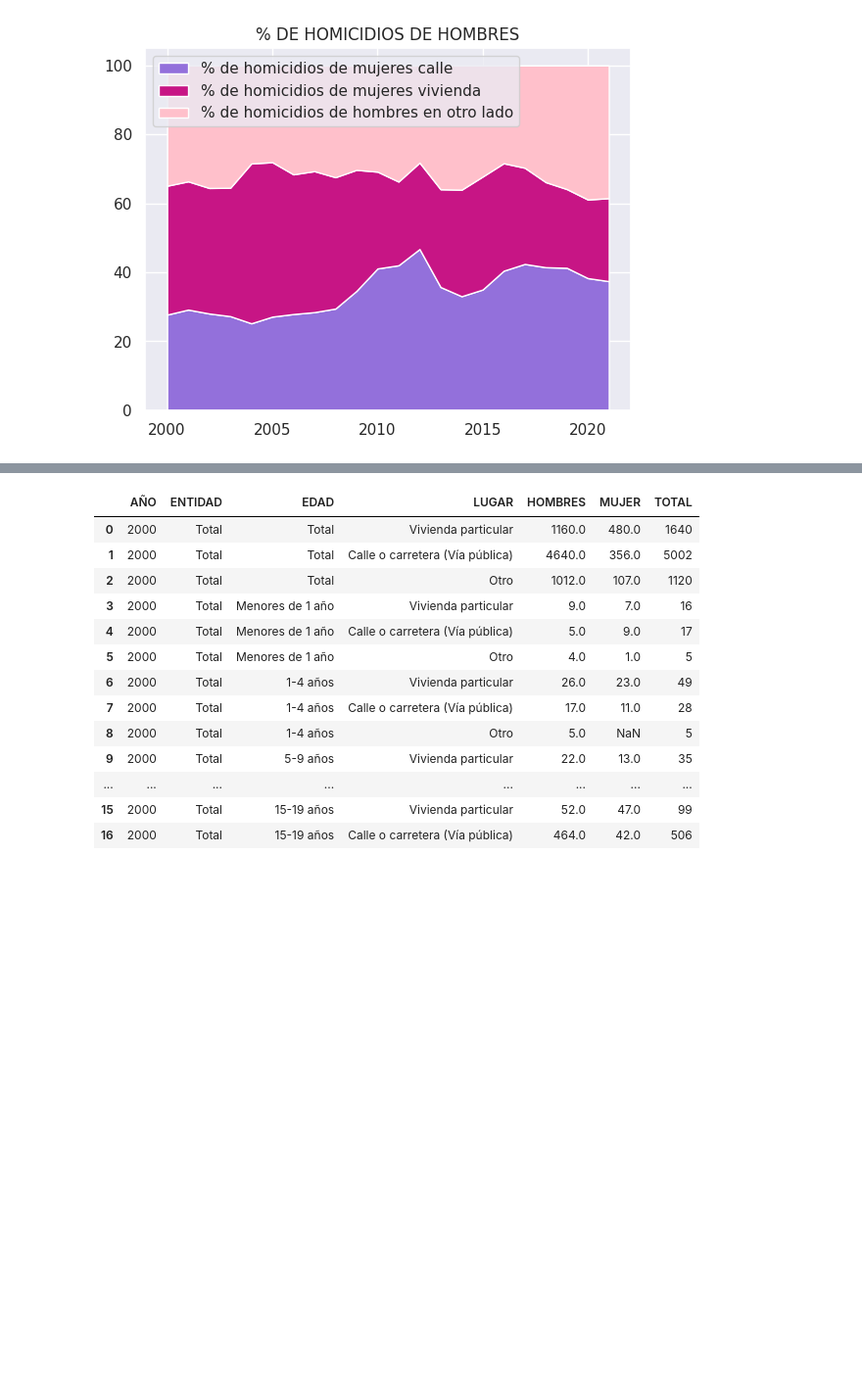
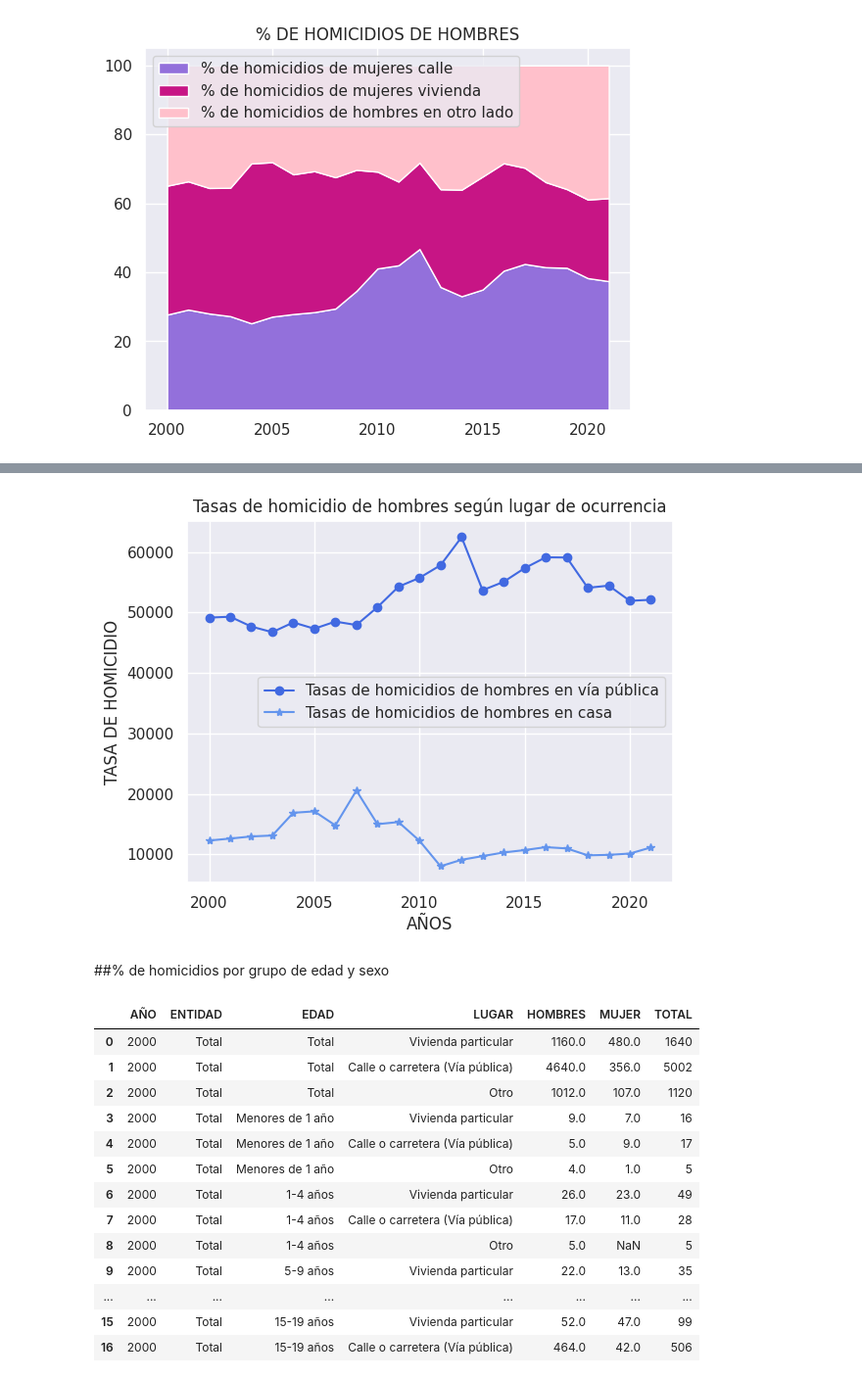
Before and after one commit to FreMeli/ASE_1, a Jupyter notebook: Lugar_Edo_Sex.ipynb, the cells around one changed output, grey strips where cells are left out. Shown: that part at 98% size. Cells and saved outputs as stored; diff of their text form; code cells hidden in the pictures; blank space fills up the shorter version.

```diff
--- a/Lugar_Edo_Sex.ipynb
+++ b/Lugar_Edo_Sex.ipynb
@@ -246,3 +311,16 @@ Text(0.5, 1.0, '% DE HOMICIDIOS DE HOMBRES')
+# %%
+plt.plot(years,tasas_Hom_C, label='Tasas de homicidios de hombres en vía pública', color='#4169E1', marker='o')
+plt.plot(years, tasas_Hom_V, label='Tasas de homicidios de hombres en casa', color='#6495ED', marker='*')
+plt.xlabel('AÑOS')#Nombre del eje
+plt.ylabel('TASA DE HOMICIDIO')
+plt.title('Tasas de homicidio de hombres según lugar de ocurrencia') #Título del gráfico
+plt.grid(True) #Para que se marquen los cuadritos
+plt.legend() #Para que se visualicen las labels que establecimos arriba
+plt.show()
+# %% [output]
+[figure, added]
+# %% [markdown]
+##% de homicidios por grupo de edad y sexo
 # %%
 df_LE=pd.read_excel(io.BytesIO(upload["INEGI_LUGAR_EDAD.xls"]), header=0)
 df_LE.head(20)
```
Also changed, not shown: parts of 11 cells of this notebook.
